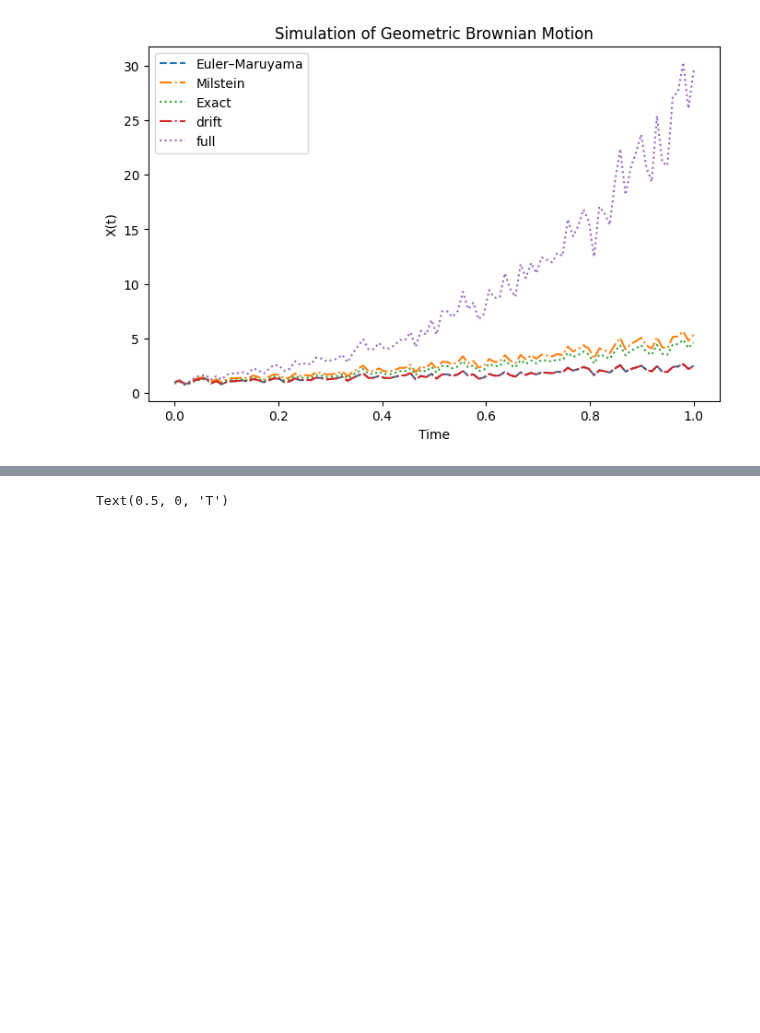
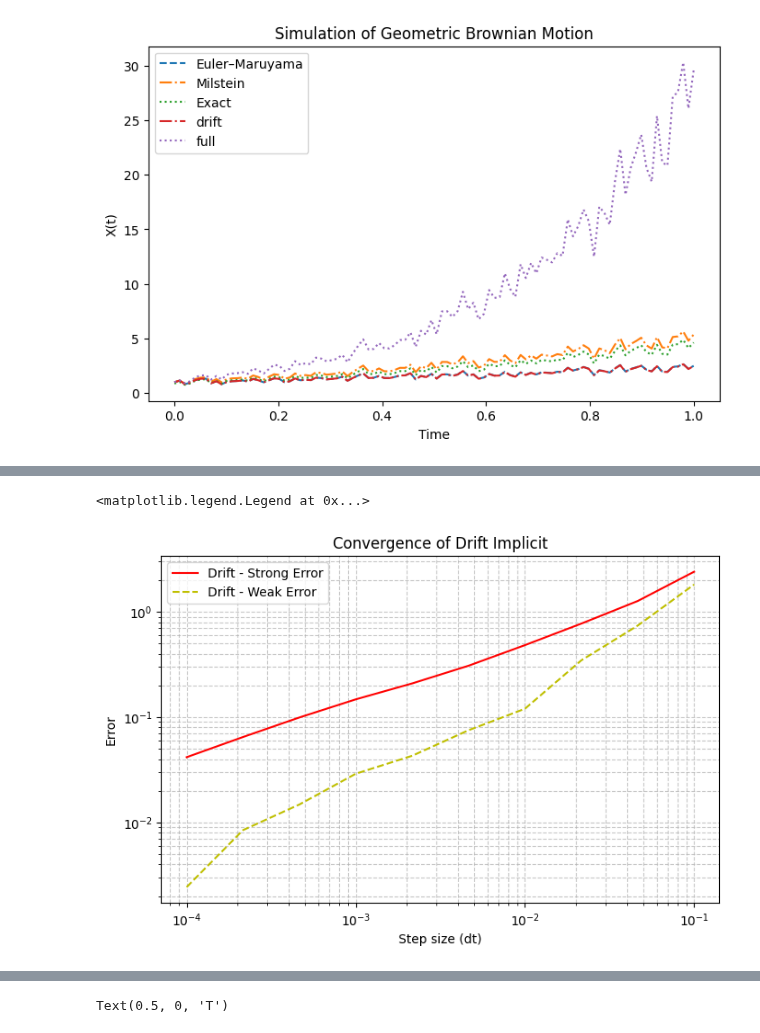
Before and after one commit to abhirao-03/stochastic-resonance, a Jupyter notebook: results/convergence_tester.ipynb, the cells around one changed output, grey strips where cells are left out. Saved outputs shown, nothing was run; the diff lists cells and outputs as text; code cells hidden in the pictures; blank space fills up the shorter version.

```diff
--- a/results/convergence_tester.ipynb
+++ b/results/convergence_tester.ipynb
@@ -188,3 +186,15 @@ plt.legend(loc=2)
+# %%
+plt.figure(figsize=(8, 5))
+plt.loglog(dt_grid, str_err_drift, label="Drift - Strong Error",color='r')
+plt.loglog(dt_grid, weak_err_drift, label="Drift - Weak Error",color='y',ls='--')
+plt.title('Convergence of Drift Implicit')
+plt.xlabel('Step size (dt)')
+plt.ylabel('Error')
+plt.grid(which='both', ls='--', alpha=0.7)
+plt.legend(loc=2)
+# %% [output]
+<matplotlib.legend.Legend at 0x...>
+[figure, added]
 # %%
 # Rate of convergences
 
```
Also changed, not shown: parts of 6 cells of this notebook, 1 other file.
